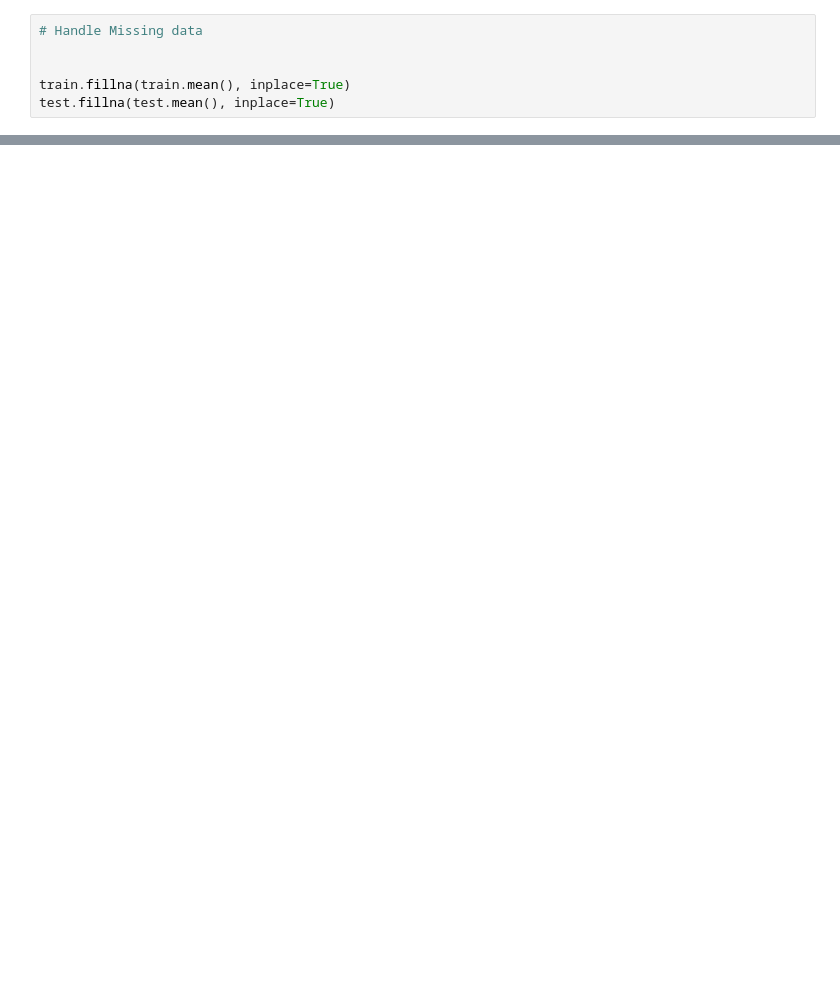
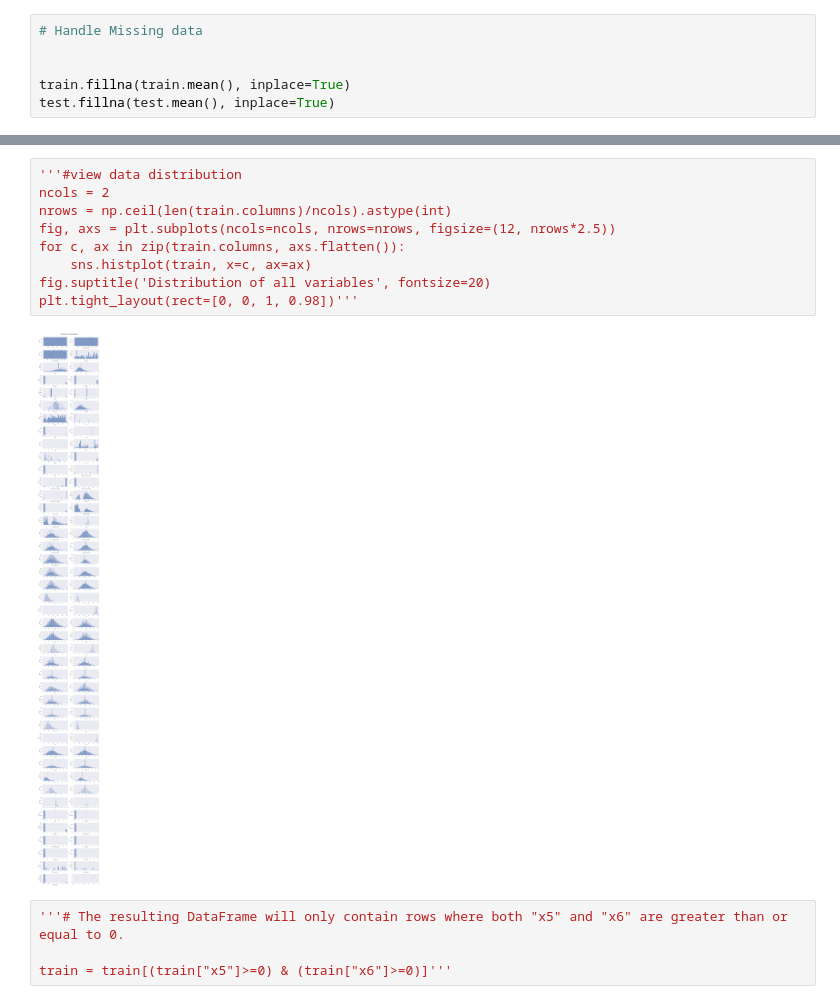
Before and after one commit to wiamalali/MLproject, a Jupyter notebook: main.ipynb, the cells around one changed output, grey strips where cells are left out. Saved outputs shown, nothing was run; the diff lists cells and outputs as text; blank space fills up the shorter version.

```diff
--- a/main.ipynb
+++ b/main.ipynb
@@ -155,0 +205,15 @@ plt.show()
+# %%
+'''#view data distribution
+ncols = 2
+nrows = np.ceil(len(train.columns)/ncols).astype(int)
+fig, axs = plt.subplots(ncols=ncols, nrows=nrows, figsize=(12, nrows*2.5))
+for c, ax in zip(train.columns, axs.flatten()):
+    sns.histplot(train, x=c, ax=ax)
+fig.suptitle('Distribution of all variables', fontsize=20)
+plt.tight_layout(rect=[0, 0, 1, 0.98])'''
+# %% [output]
+[figure, added]
+# %%
+'''# The resulting DataFrame will only contain rows where both "x5" and "x6" are greater than or equal to 0.
+
+train = train[(train["x5"]>=0) & (train["x6"]>=0)]'''
```
Also changed, not shown: parts of 9 cells of this notebook.
